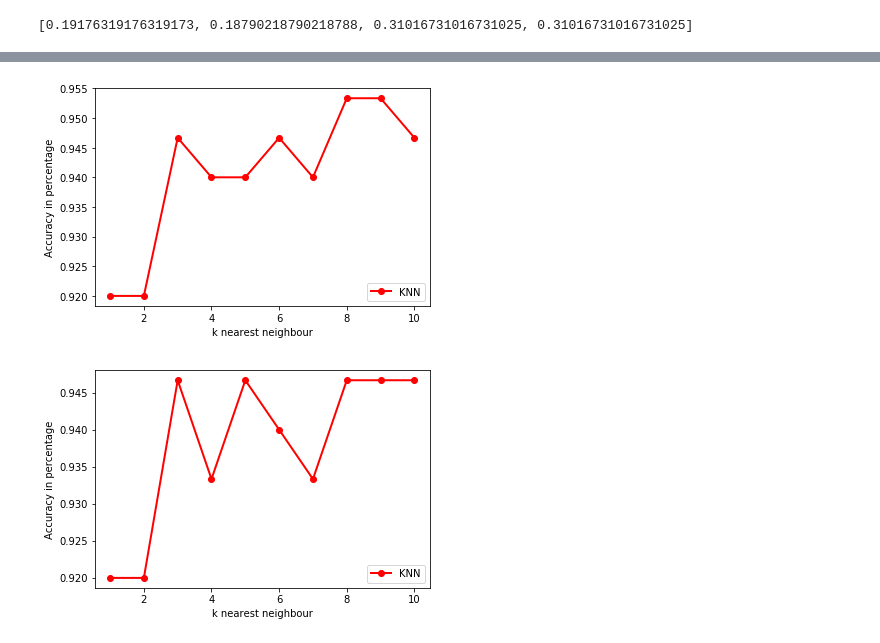
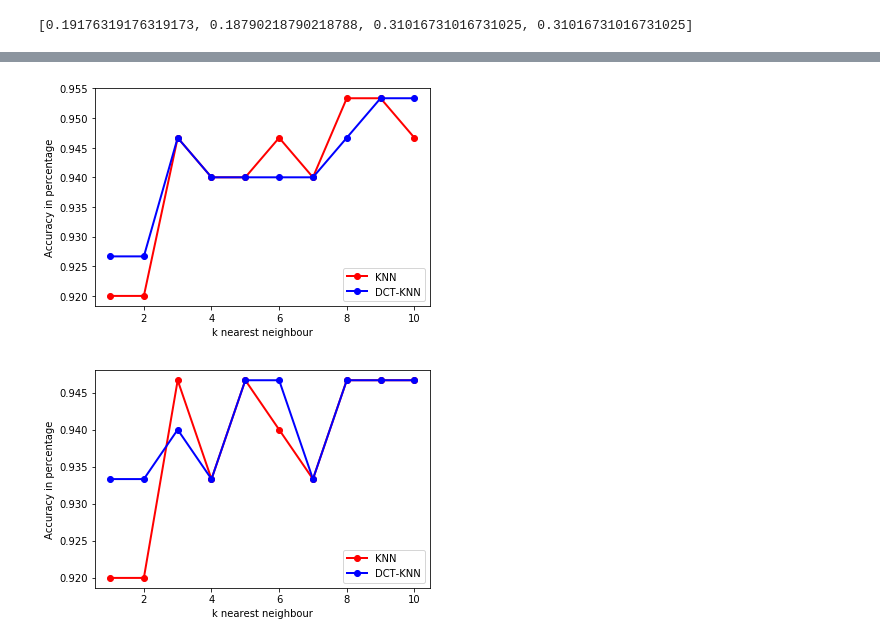
Before and after one commit to IllhamHanafi/FP-Datmin, a Jupyter notebook: FP-Datmin.ipynb, the cells around one changed output, grey strips where cells are left out. Saved outputs shown, nothing was run; the diff lists cells and outputs as text; code cells hidden in the pictures.

```diff
--- a/FP-Datmin.ipynb
+++ b/FP-Datmin.ipynb
@@ -81,6 +143,6 @@ def getAccuracy(testData, predictions):
 # %%
 #fungsi getKFold untuk melakukan operasi K-Fold dan return accuracy
-def getKFold(dataX, dataY, numberofK, numberofNeighbour):
+def getKFold(dataX, dataY, numberofK, numberofNeighbour, method, weight=[1,1,1,1,1,1,1,1,1,1,1,1]):
     prediction = []
     fold = 1
     KF_xtrain = []
@@ -96,10 +158,10 @@ def getKFold(dataX, dataY, numberofK, numberofNeighbour):
         KF_ytrain.append(dataY[train])
         KF_ytest.append(dataY[test])
         for j in range(len(KF_xtest[0])):
-            neighbors = getNeighbors(KF_xtrain[0], KF_xtest[0][j], KF_ytrain[0], numberofNeighbour)
-            result = getResponse(neighbors)
-            prediction.append(result)
-            neighbors.clear()
+            if method == "KNN":
+                prediction.append(KNN(KF_xtrain[0], KF_xtest[0][j], KF_ytrain[0], numberofNeighbour))
+            elif method == "DCT-KNN":
+                prediction.append(DCT_KNN(KF_xtrain[0], KF_xtest[0][j], KF_ytrain[0], numberofNeighbour, weight))
         accuracy = getAccuracy(KF_ytest[0], prediction)
         knn_result.append(accuracy)
         prediction.clear()
@@ -175,9 +237,9 @@ lack_feature_result = defaultdict(list)
 z = {}
 
 for N in (3, 5, 7):
-    normal_KNN_result.append(getKFold(X, Y, numberofK=5, numberofNeighbour=N))
+    normal_KNN_result.append(getKFold(X, Y, numberofK=5, numberofNeighbour=N, method="KNN"))
     for k in range (4):
-        lack_feature_result[k].append(getKFold(locals()["Z_" + str(k)], Y, numberofK=5, numberofNeighbour=N))
+        lack_feature_result[k].append(getKFold(locals()["Z_" + str(k)], Y, numberofK=5, numberofNeighbour=N, method="KNN"))
 
 # print(normal_KNN_result)
 # for k in range (4):
@@ -211,8 +273,10 @@ print(normalized_disc)
 [0.19176319176319173, 0.18790218790218788, 0.31016731016731025, 0.31016731016731025]
 # %%
 #5 Fold
-K_5_result = []
+KNN_5_result = []
+DCTKNN_5_result = []
 for N in range (1,11):
-    K_5_result.append(getKFold(X, Y, numberofK=5, numberofNeighbour=N))
+    KNN_5_result.append(getKFold(X, Y, numberofK=5, numberofNeighbour=N, method="KNN"))
+    DCTKNN_5_result.append(getKFold(X, Y, numberofK=5, numberofNeighbour=N, method="DCT-KNN", weight = normalized_disc))
 # %% [output]
 K = 5 Neighbour = 1 Accuracy: 0.92
@@ -228,8 +302,10 @@ K = 5 Neighbour = 10 Accuracy: 0.9466666666666667
 # %%
 #10 Fold
 
-K_10_result = []
+KNN_10_result = []
+DCTKNN_10_result = []
 for N in range (1,11):
-    K_10_result.append(getKFold(X, Y, numberofK=10, numberofNeighbour=N))
+    KNN_10_result.append(getKFold(X, Y, numberofK=10, numberofNeighbour=N, method="KNN"))
+    DCTKNN_10_result.append(getKFold(X, Y, numberofK=10, numberofNeighbour=N, method="DCT-KNN", weight = normalized_disc))
 # %% [output]
 K = 10 Neighbour = 1 Accuracy: 0.92
@@ -245,16 +331,18 @@ K = 10 Neighbour = 10 Accuracy: 0.9466666666666667
 # %%
-plt.plot([1,2,3,4,5,6,7,8,9,10],K_5_result,'-ro', label="KNN", linewidth=2.0)
+plt.plot([1,2,3,4,5,6,7,8,9,10],KNN_5_result,'-ro', label="KNN", linewidth=2.0)
+plt.plot([1,2,3,4,5,6,7,8,9,10],DCTKNN_5_result,'-bo', label="DCT-KNN", linewidth=2.0)
 plt.legend(loc='lower right')
 plt.xlabel('k nearest neighbour')
 plt.ylabel('Accuracy in percentage')
 plt.show()
 # %% [output]
-[figure, old version]
+[figure, new version]
 # %%
-plt.plot([1,2,3,4,5,6,7,8,9,10],K_10_result,'-ro', label="KNN", linewidth=2.0)
+plt.plot([1,2,3,4,5,6,7,8,9,10],KNN_10_result,'-ro', label="KNN", linewidth=2.0)
+plt.plot([1,2,3,4,5,6,7,8,9,10],DCTKNN_10_result,'-bo', label="DCT-KNN", linewidth=2.0)
 plt.legend(loc='lower right')
 plt.xlabel('k nearest neighbour')
 plt.ylabel('Accuracy in percentage')
 plt.show()
 # %% [output]
-[figure, old version]
+[figure, new version]
```
Also changed, not shown: parts of 8 cells of this notebook.
